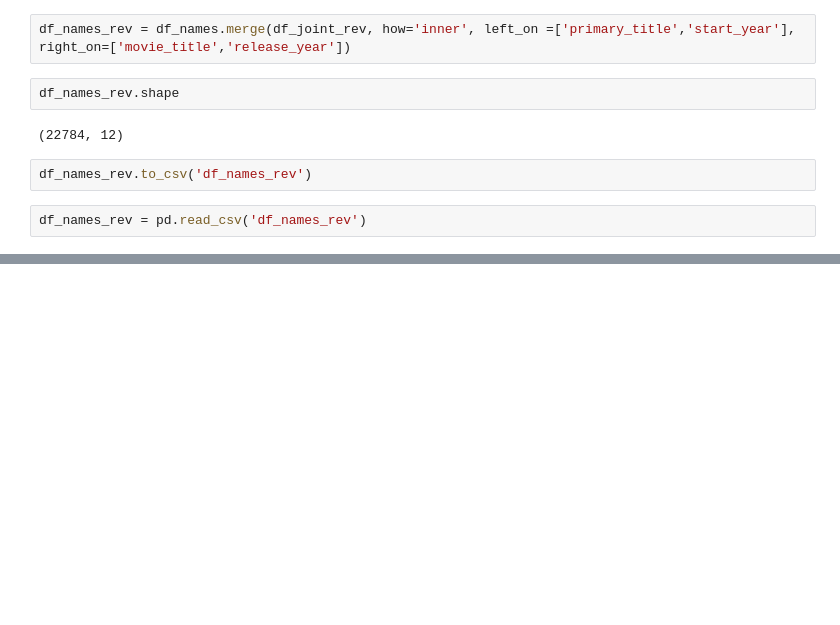
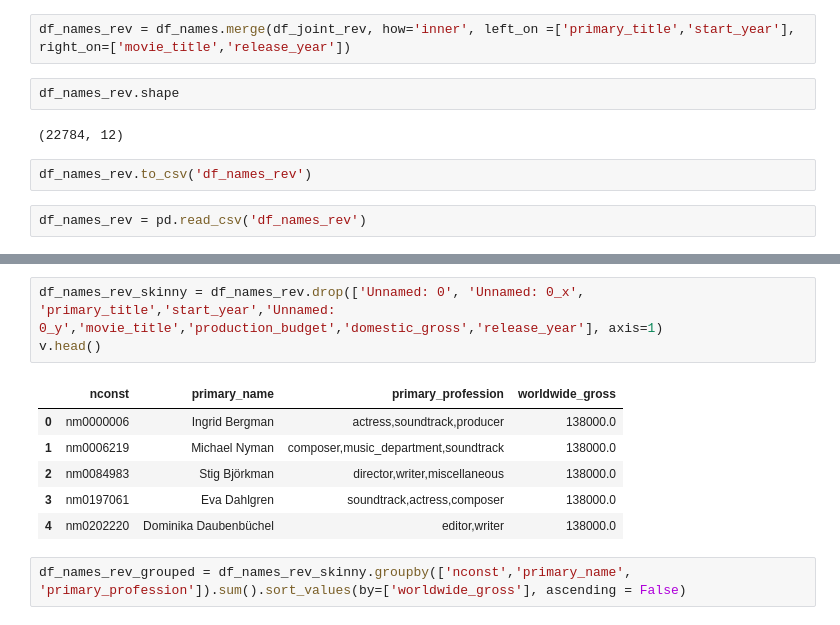
Before and after one commit to polyglottraveler/projectkr, a Jupyter notebook: sql_v0-kca.ipynb, the cells around one changed output, grey strips where cells are left out. Drawn from its saved outputs; the diff is of its cells as text; blank space fills up the shorter version.

```diff
--- a/sql_v0-kca.ipynb
+++ b/sql_v0-kca.ipynb
@@ -351,0 +361,12 @@ df_names_rev = pd.read_csv('df_names_rev')
+# %%
+df_names_rev_skinny = df_names_rev.drop(['Unnamed: 0', 'Unnamed: 0_x', 'primary_title','start_year','Unnamed: 0_y','movie_title','production_budget','domestic_gross','release_year'], axis=1)
+v.head()
+# %% [output]
+|  | nconst | primary_name | primary_profession | worldwide_gross |
+| 0 | nm0000006 | Ingrid Bergman | actress,soundtrack,producer | 138000.0 |
+| 1 | nm0006219 | Michael Nyman | composer,music_department,soundtrack | 138000.0 |
+| 2 | nm0084983 | Stig Björkman | director,writer,miscellaneous | 138000.0 |
+| 3 | nm0197061 | Eva Dahlgren | soundtrack,actress,composer | 138000.0 |
+| 4 | nm0202220 | Dominika Daubenbüchel | editor,writer | 138000.0 |
+# %%
+df_names_rev_grouped = df_names_rev_skinny.groupby(['nconst','primary_name', 'primary_profession']).sum().sort_values(by=['worldwide_gross'], ascending = False)
```
Also changed, not shown: parts of 4 cells of this notebook.
